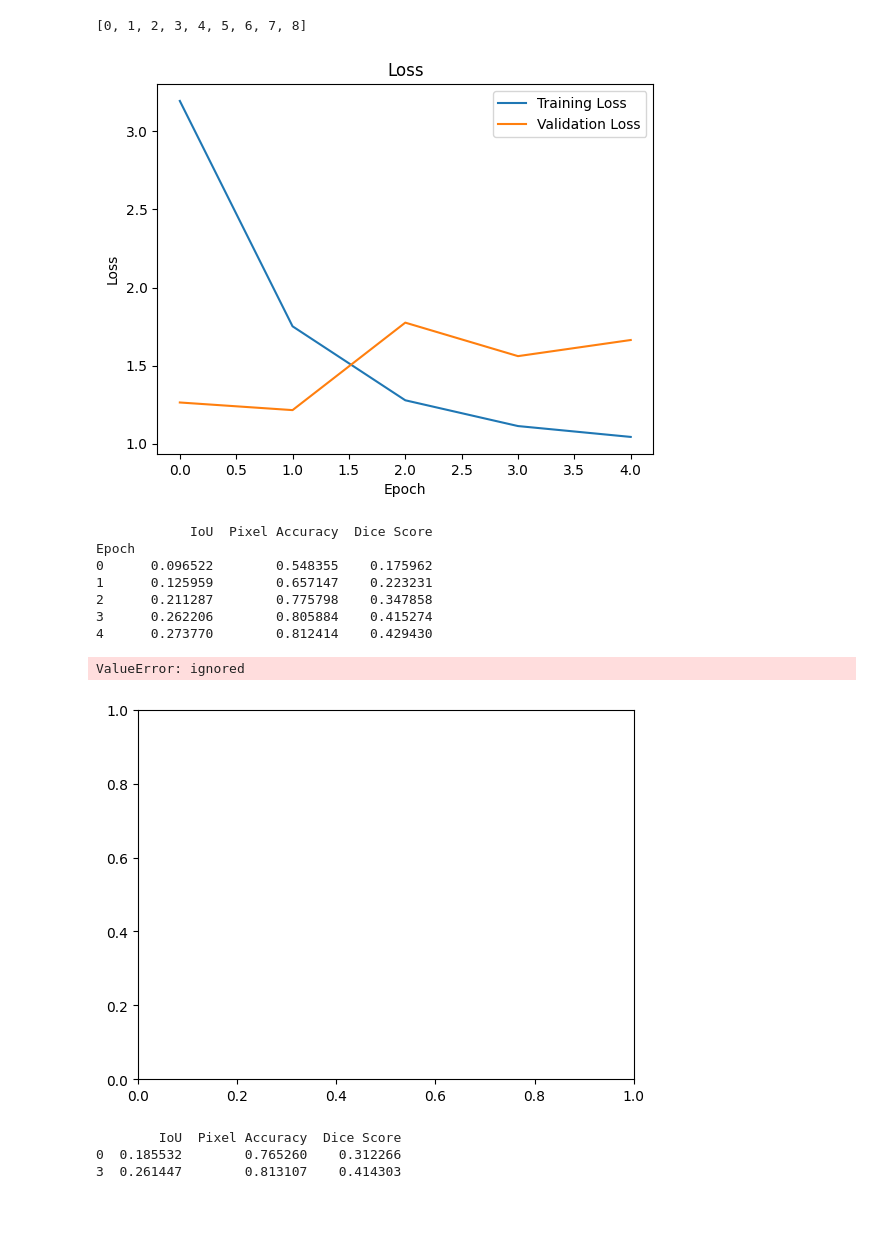
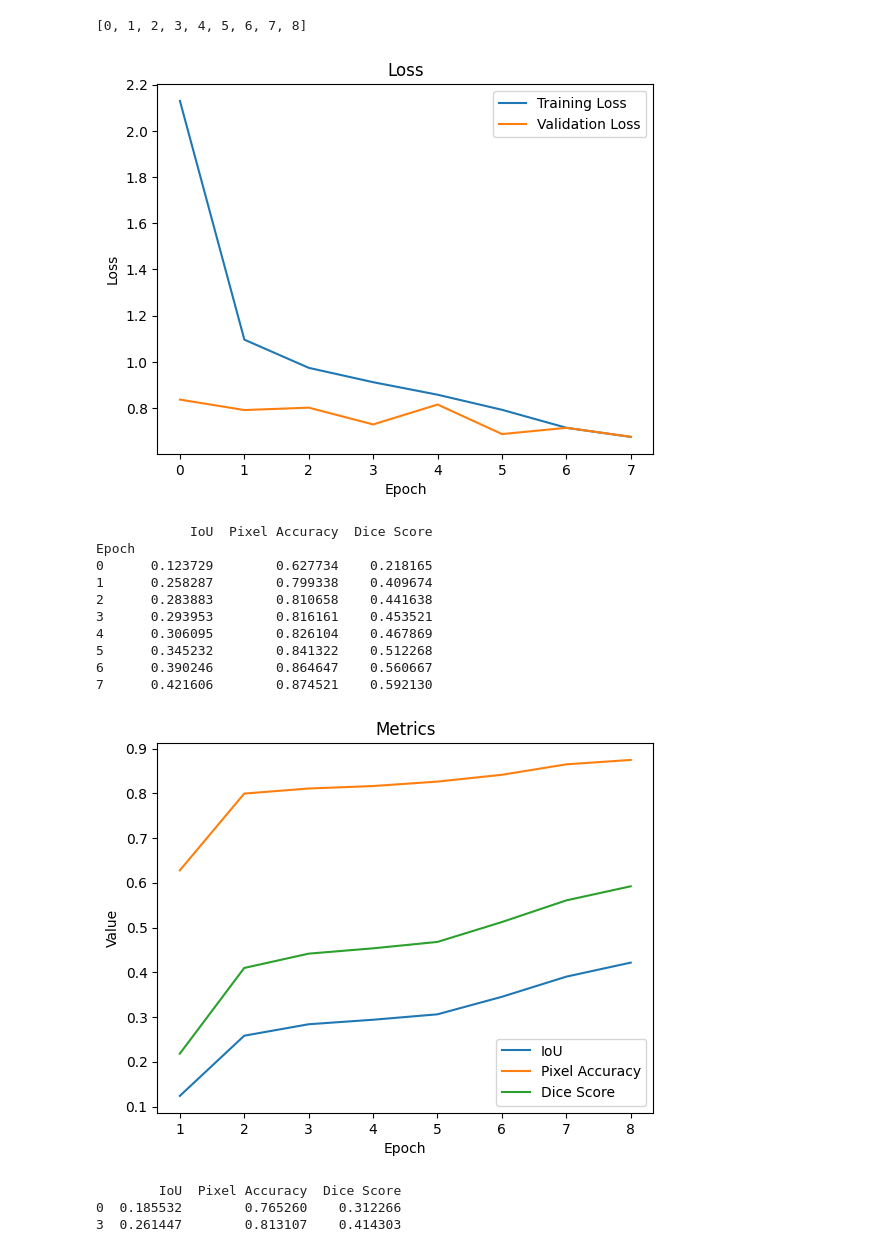
Before and after one commit to Falkramm/2DBinaryTeethSegmentation, a Jupyter notebook: Unet256.ipynb, the cells around one changed output. Drawn from its saved outputs; the diff is of its cells as text; code cells hidden in the pictures; blank space fills up the shorter version.

```diff
--- a/Unet256.ipynb
+++ b/Unet256.ipynb
@@ -398,7 +398,7 @@ model.compile(
               metrics=[iou, pixel_accuracy, dice_score],
             )
 # %%
-NUM_EPOCHS=100
+NUM_EPOCHS=10
 # %%
 import matplotlib.pyplot as plt
 import pandas as pd
@@ -407,6 +407,8 @@ import pandas as pd
 history = model.fit(train_images,
                     train_masks,
                     validation_data=(valid_images, valid_masks),
+                    steps_per_epoch=len(train_images)/(6),
+                    validation_steps=10,
                     epochs=NUM_EPOCHS,
                     batch_size=8,
                     callbacks=callbacks_list)
@@ -453,28 +459,30 @@ metrics_df = pd.DataFrame({'IoU': iou, 'Pixel Accuracy': pixel_accuracy, 'Dice S
 metrics_df.index.name = 'Epoch'
 print(metrics_df)
 # %% [output]
-[figure, old version]
+[figure, new version]
             IoU  Pixel Accuracy  Dice Score
 Epoch
-0      0.096522        0.548355    0.175962
-1      0.125959        0.657147    0.223231
-2      0.211287        0.775798    0.347858
-3      0.262206        0.805884    0.415274
-4      0.273770        0.812414    0.429430
+0      0.123729        0.627734    0.218165
+1      0.258287        0.799338    0.409674
+2      0.283883        0.810658    0.441638
+3      0.293953        0.816161    0.453521
+4      0.306095        0.826104    0.467869
+5      0.345232        0.841322    0.512268
+6      0.390246        0.864647    0.560667
+7      0.421606        0.874521    0.592130
 # %%
 # Построение графика метрик
-epochs = range(1, NUM_EPOCHS + 1)
+epochs = range(1, NUM_EPOCHS -1)
 plt.plot(epochs, iou, label='IoU')
 plt.plot(epochs, pixel_accuracy, label='Pixel Accuracy')
 plt.plot(epochs, dice_score, label='Dice Score')
 plt.title('Metrics')
 plt.xlabel('Epoch')
 plt.ylabel('Value')
 plt.legend()
 plt.show()
 # %% [output]
-ValueError: ignored
-[figure, old version]
+[figure, new version]
 # %%
 # Создание таблицы с метриками каждые 3 эпохи
 metrics_df = pd.DataFrame({'IoU': [], 'Pixel Accuracy': [], 'Dice Score': []})
```
Also changed, not shown: parts of 2 cells of this notebook, 9 other files.
